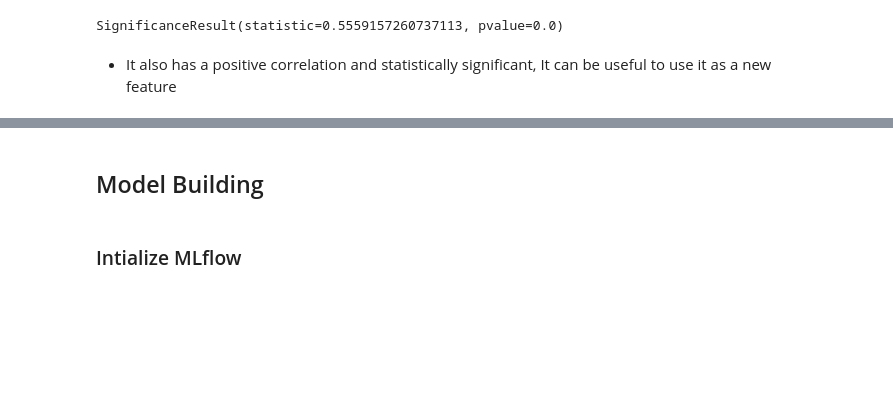
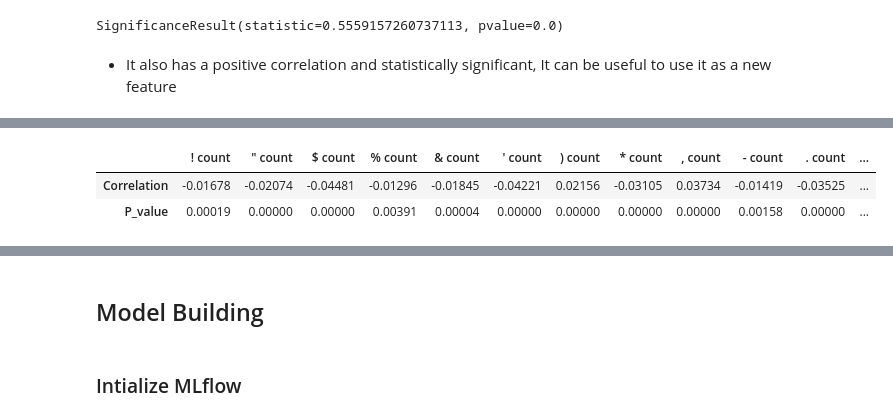
Before and after one commit to AlyAEE/IMDB-Reviews-Sentiment-Analysis-Project, a Jupyter notebook: NoteBooks/IMDB Reviews Sentiment Analysis.ipynb, the cells around one changed output, grey strips where cells are left out. Cells and saved outputs as stored; diff of their text form; code cells hidden in the pictures; blank space fills up the shorter version.

```diff
--- a/NoteBooks/IMDB Reviews Sentiment Analysis.ipynb
+++ b/NoteBooks/IMDB Reviews Sentiment Analysis.ipynb
@@ -712,0 +743,11 @@ SignificanceResult(statistic=0.5559157260737113, pvalue=0.0)
+# %%
+#calculate point-biserial correlation
+prep_df['labels'] = prep_df['sentiment'].apply(lambda x: 1 if x == 'positive' else 0)
+corr = sigma['punct_cols'].corrwith(prep_df['labels'].astype('float'), method=stats.pointbiserialr)
+corr.rename(index={0: 'Correlation', 1: 'P_value'}, inplace=True)
+corr = corr.style.format('{:.5f}')
+corr
+# %% [output]
+|  | ! count | " count | $ count | % count | & count | ' count | ) count | * count | , count | - count | . count | ... |
+| Correlation | -0.01678 | -0.02074 | -0.04481 | -0.01296 | -0.01845 | -0.04221 | 0.02156 | -0.03105 | 0.03734 | -0.01419 | -0.03525 | ... |
+| P_value | 0.00019 | 0.00000 | 0.00000 | 0.00391 | 0.00004 | 0.00000 | 0.00000 | 0.00000 | 0.00000 | 0.00158 | 0.00000 | ... |
```
Also changed, not shown: parts of 49 cells of this notebook, 4 other files.
